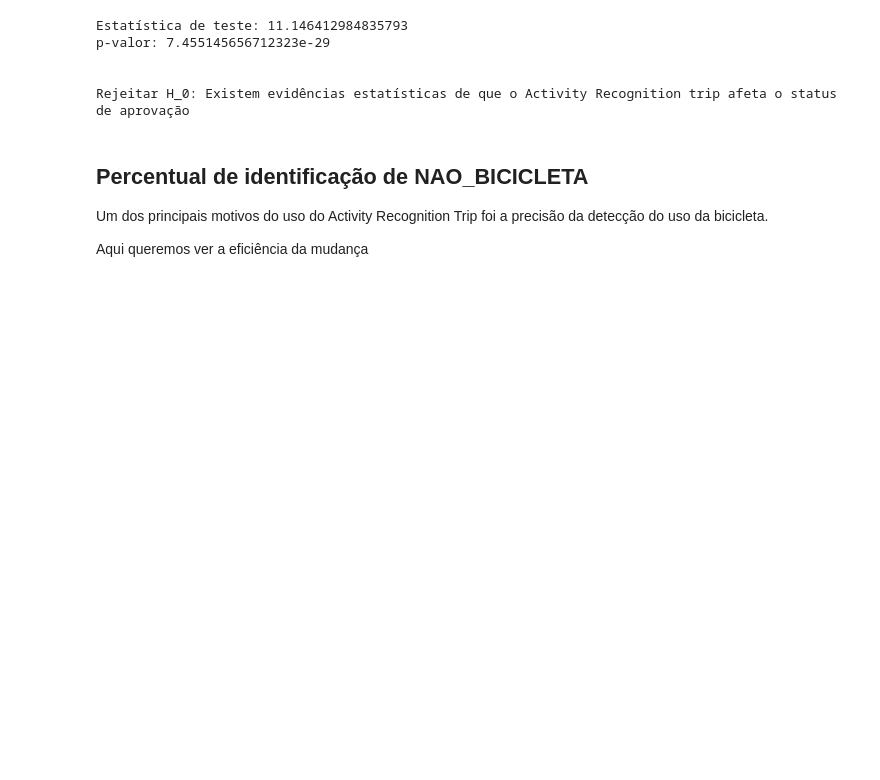
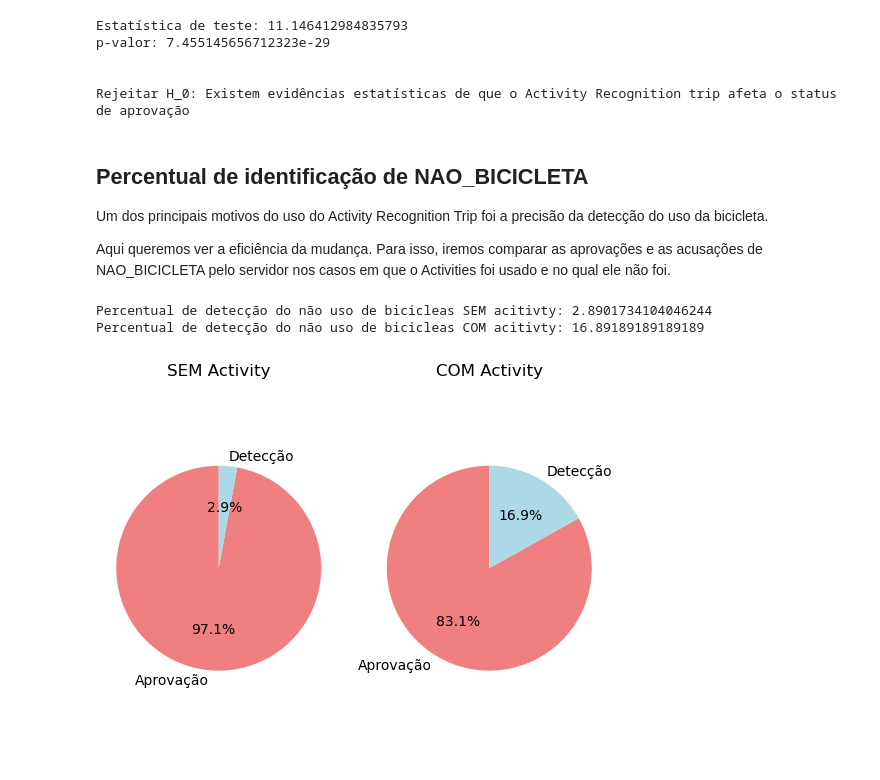
Before and after one commit to Xnths/data-bike-sp, a Jupyter notebook: analise.ipynb, the cells around one changed output. Saved outputs shown, nothing was run; the diff lists cells and outputs as text; code cells hidden in the pictures; blank space fills up the shorter version.

```diff
--- a/analise.ipynb
+++ b/analise.ipynb
@@ -351,4 +351,47 @@ Rejeitar H_0: Existem evidências estatísticas de que o Activity Recognition tr
 
 Um dos principais motivos do uso do Activity Recognition Trip foi a precisão da detecção do uso da bicicleta.
 
-Aqui queremos ver a eficiência da mudança
+Aqui queremos ver a eficiência da mudança. Para isso, iremos comparar as aprovações e as acusações de NAO_BICICLETA pelo servidor nos casos em que o Activities foi usado e no qual ele não foi.
+# %%
+nao_bicicleta_com_activity = viagem[(viagem['motivostatus'] == 'NAO_BICICLETA') &
+                                    (viagem['activityrecognitiontrip'] == 't')].shape[0]
+nao_bicicleta_sem_activity = viagem[(viagem['motivostatus'] == 'NAO_BICICLETA') &
+                                    (viagem['activityrecognitiontrip'] == 'f')].shape[0]
+aprovados_com_bicicleta_com_activity = viagem[(viagem['motivostatus'] == 'APROVADO') &
+                                    (viagem['activityrecognitiontrip'] == 't')].shape[0]
+aprovados_com_bicicleta_sem_activity = viagem[(viagem['motivostatus'] == 'APROVADO') &
+                                    (viagem['activityrecognitiontrip'] == 'f')].shape[0]
+
+total_nao_bicicleta_com_activity = aprovados_com_bicicleta_com_activity + nao_bicicleta_com_activity
+total_nao_bicicleta_sem_activity = aprovados_com_bicicleta_sem_activity + nao_bicicleta_sem_activity
+
+percentual_deteccao_nao_bicicleta_sem_activity = nao_bicicleta_sem_activity / total_nao_bicicleta_sem_activity * 100
+percentual_deteccao_nao_bicicleta_com_activity = nao_bicicleta_com_activity / total_nao_bicicleta_com_activity * 100
+
+print(f"Percentual de detecção do não uso de bicicleas SEM acitivty: {percentual_deteccao_nao_bicicleta_sem_activity}")
+print(f"Percentual de detecção do não uso de bicicleas COM acitivty: {percentual_deteccao_nao_bicicleta_com_activity}")
+# %% [output]
+Percentual de detecção do não uso de bicicleas SEM acitivty: 2.8901734104046244
+Percentual de detecção do não uso de bicicleas COM acitivty: 16.89189189189189
+# %%
+labels_modo_aviao = ['Aprovação', 'Detecção']
+sizes_modo_aviao = [100 - percentual_deteccao_nao_bicicleta_sem_activity, percentual_deteccao_nao_bicicleta_sem_activity]
+colors_modo_aviao = ['lightcoral', 'lightblue']
+
+plt.subplot(1, 2, 1)
+plt.pie(sizes_modo_aviao, labels=labels_modo_aviao, colors=colors_modo_aviao, autopct='%1.1f%%', startangle=90)
+plt.axis('equal')
+plt.title('SEM Activity')
+
+labels_parada_10_minutos = ['Aprovação', 'Detecção']
+sizes_parada_10_minutos = [100 - percentual_deteccao_nao_bicicleta_com_activity, percentual_deteccao_nao_bicicleta_com_activity]
+colors_parada_10_minutos = ['lightcoral', 'lightblue']
+
+plt.subplot(1, 2, 2)
+plt.pie(sizes_parada_10_minutos, labels=labels_parada_10_minutos, colors=colors_parada_10_minutos, autopct='%1.1f%%', startangle=90)
+plt.axis('equal')
+plt.title('COM Activity')
+
+plt.show()
+# %% [output]
+[figure, added]
```
Also changed, not shown: parts of 7 cells of this notebook.
